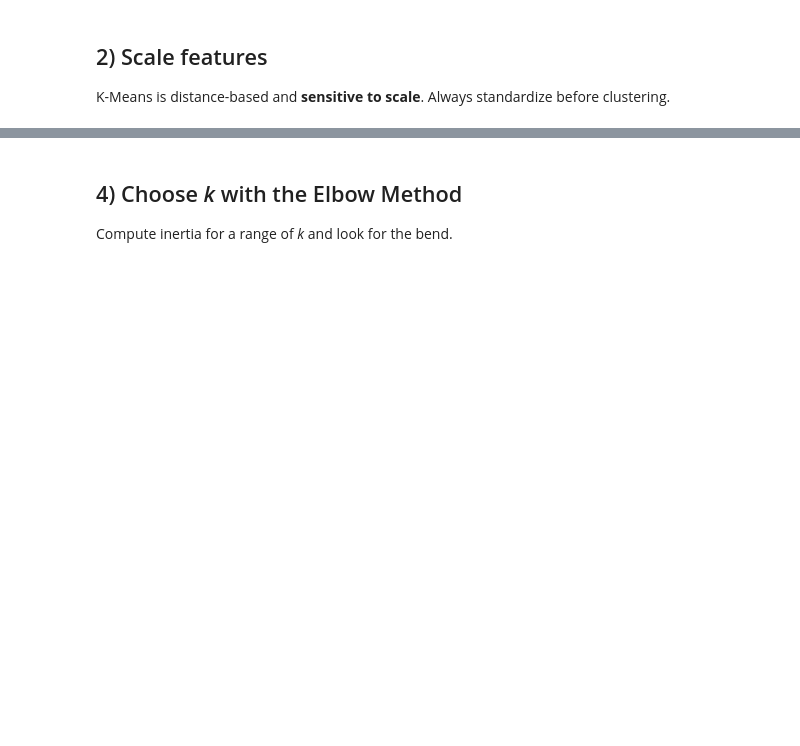
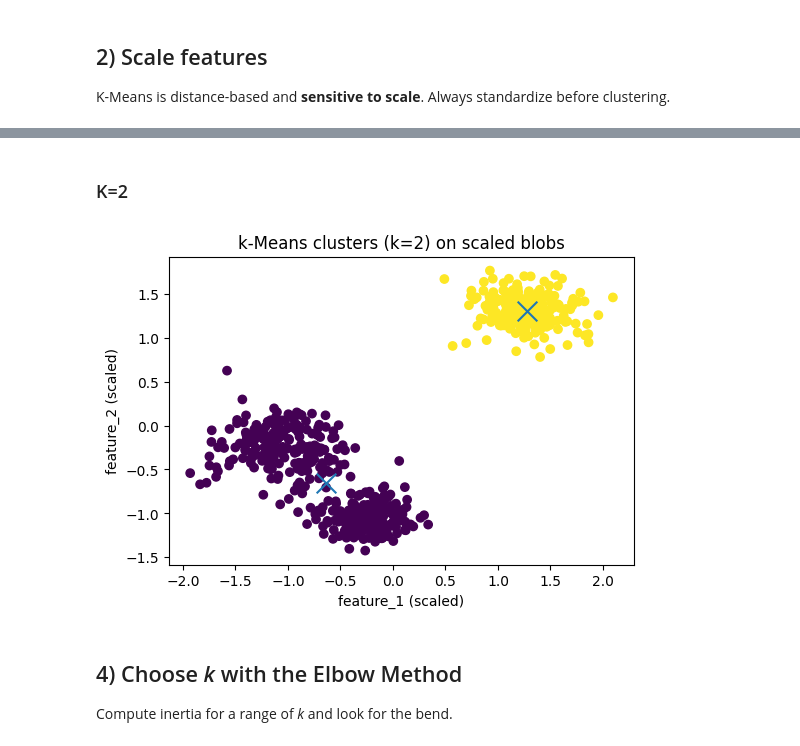
Before and after one commit to DATA101-S26/lectures, a Jupyter notebook: Module10/session2_Clustering.ipynb, the cells around one changed output, grey strips where cells are left out. Saved outputs shown, nothing was run; the diff lists cells and outputs as text; code cells hidden in the pictures; blank space fills up the shorter version.

```diff
--- a/Module10/session2_Clustering.ipynb
+++ b/Module10/session2_Clustering.ipynb
@@ -71,3 +109,19 @@ plt.show()
+# %% [markdown]
+### K=2
+# %%
+kmeans2 = KMeans(n_clusters=2, n_init=10, random_state=rng)
+labels2 = kmeans2.fit_predict(Xb)
+inertia2 = kmeans2.inertia_
+sil2 = silhouette_score(Xb, labels2)
+
+plt.scatter(Xb[:, 0], Xb[:, 1], c=labels2)
+plt.scatter(kmeans2.cluster_centers_[:,0], kmeans2.cluster_centers_[:,1], marker='x', s=200)
+plt.title("k-Means clusters (k=2) on scaled blobs")
+plt.xlabel("feature_1 (scaled)")
+plt.ylabel("feature_2 (scaled)")
+plt.show()
+# %% [output]
+[figure, added]
 # %% [markdown]
 
 ## 4) Choose *k* with the Elbow Method
```
Also changed, not shown: parts of 12 cells of this notebook, 1 other file.
